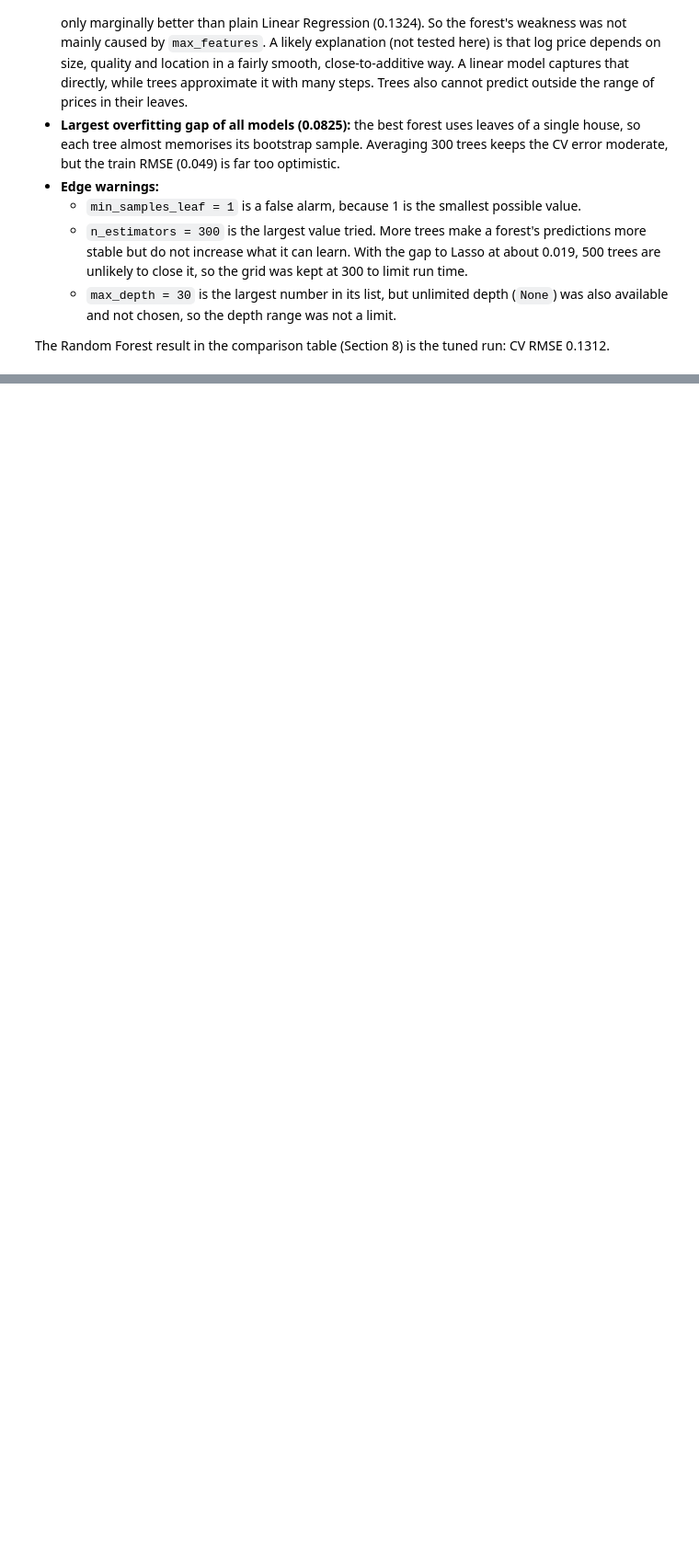
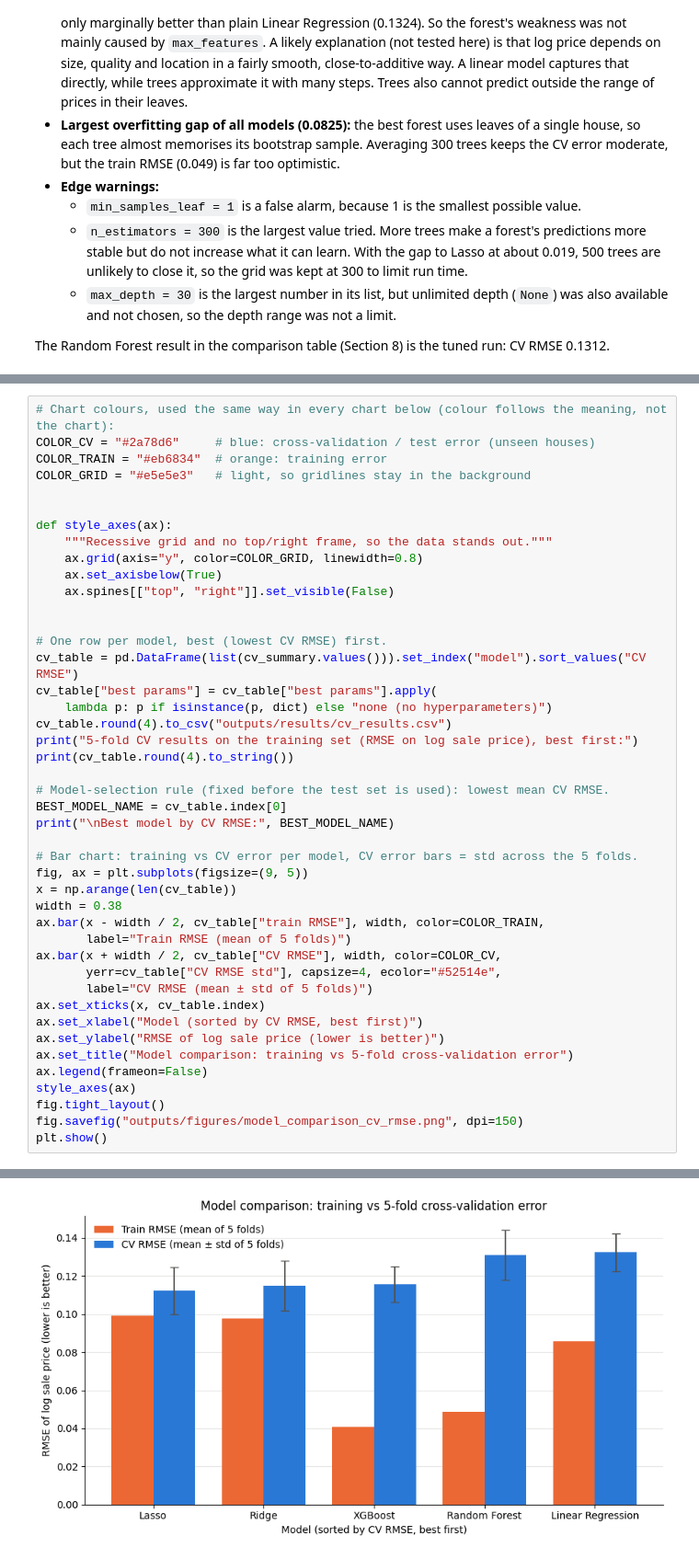
Before and after one commit to Nabhya009/Machine-Learning-project, a Jupyter notebook: notebooks/02_modelling.ipynb, the cells around one changed output, grey strips where cells are left out. Shown at 92% size. Saved outputs shown, nothing was run; the diff lists cells and outputs as text; blank space fills up the shorter version.

Commit message:
feat: add XGBoost, model comparison, test evaluation, ablation, SHAP; add outputs, README and docs

```diff
--- a/notebooks/02_modelling.ipynb
+++ b/notebooks/02_modelling.ipynb
@@ -1136,0 +1277,45 @@ The Random Forest result in the comparison table (Section 8) is the tuned run: C
+# %%
+# Chart colours, used the same way in every chart below (colour follows the meaning, not the chart):
+COLOR_CV = "#2a78d6"     # blue: cross-validation / test error (unseen houses)
+COLOR_TRAIN = "#eb6834"  # orange: training error
+COLOR_GRID = "#e5e5e3"   # light, so gridlines stay in the background
+
+
+def style_axes(ax):
+    """Recessive grid and no top/right frame, so the data stands out."""
+    ax.grid(axis="y", color=COLOR_GRID, linewidth=0.8)
+    ax.set_axisbelow(True)
+    ax.spines[["top", "right"]].set_visible(False)
+
+
+# One row per model, best (lowest CV RMSE) first.
+cv_table = pd.DataFrame(list(cv_summary.values())).set_index("model").sort_values("CV RMSE")
+cv_table["best params"] = cv_table["best params"].apply(
+    lambda p: p if isinstance(p, dict) else "none (no hyperparameters)")
+cv_table.round(4).to_csv("outputs/results/cv_results.csv")
+print("5-fold CV results on the training set (RMSE on log sale price), best first:")
+print(cv_table.round(4).to_string())
+
+# Model-selection rule (fixed before the test set is used): lowest mean CV RMSE.
+BEST_MODEL_NAME = cv_table.index[0]
+print("\nBest model by CV RMSE:", BEST_MODEL_NAME)
+
+# Bar chart: training vs CV error per model, CV error bars = std across the 5 folds.
+fig, ax = plt.subplots(figsize=(9, 5))
+x = np.arange(len(cv_table))
+width = 0.38
+ax.bar(x - width / 2, cv_table["train RMSE"], width, color=COLOR_TRAIN,
+       label="Train RMSE (mean of 5 folds)")
+ax.bar(x + width / 2, cv_table["CV RMSE"], width, color=COLOR_CV,
+       yerr=cv_table["CV RMSE std"], capsize=4, ecolor="#52514e",
+       label="CV RMSE (mean ± std of 5 folds)")
+ax.set_xticks(x, cv_table.index)
+ax.set_xlabel("Model (sorted by CV RMSE, best first)")
+ax.set_ylabel("RMSE of log sale price (lower is better)")
+ax.set_title("Model comparison: training vs 5-fold cross-validation error")
+ax.legend(frameon=False)
+style_axes(ax)
+fig.tight_layout()
+fig.savefig("outputs/figures/model_comparison_cv_rmse.png", dpi=150)
+plt.show()
+# %% [output]
@@ -1136,0 +1332 @@ The Random Forest result in the comparison table (Section 8) is the tuned run: C
+[figure, added]
```
Also changed, not shown: parts of 24 cells of this notebook, 17 other files.
